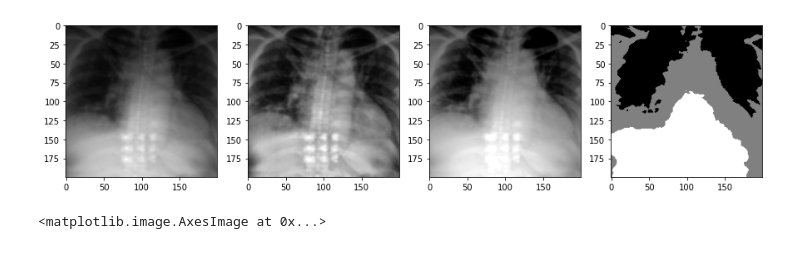
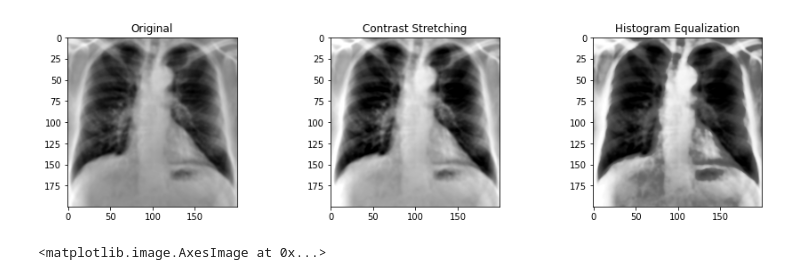
Before and after one commit to artisan7/thesis_stuff, a Jupyter notebook: masking_scuffed.ipynb, the cells around one changed output. Cells and saved outputs as stored; diff of their text form; code cells hidden in the pictures.

```diff
--- a/masking_scuffed.ipynb
+++ b/masking_scuffed.ipynb
@@ -14,7 +14,7 @@ from skimage import img_as_ubyte
 import skimage.exposure as expo
 
 length = 200
-index = 88
+index = 54
 
 current = df.iloc[index]
 img_loc = root_dir + image_dir + current['filename']
@@ -44,37 +44,41 @@ try:
 
     else:    # height == width
         img = resize(img, [ length, length ])
 
     img = filters.gaussian(img)
 
     #contrast stretching
     p2, p98 = np.percentile(img, (2, 98))
     img_rescale = exposure.rescale_intensity(img, in_range=(p2, p98))
 
     #histogram eq
     img_eq = exposure.equalize_hist(img_rescale)
 
     #adaptive histogram eq
     img_adapteq = exposure.equalize_adapthist(img, clip_limit=0.01)
 
     # coarse mask -> thresholding
     inverted = ~img_as_ubyte(img)
     thresh = filters.threshold_multiotsu(img_eq)
     regions = np.digitize(img_eq, bins=thresh)
 
     binary1 = ~(img >= thresh[0])
     #plt.imshow(binary1, cmap="gray")
 
-    fig, (ax0, ax1, ax2, ax3) = plt.subplots(nrows=1, ncols=4, figsize=(15, 3.5))
+    fig, (ax0, ax1, ax2) = plt.subplots(nrows=1, ncols=3, figsize=(15, 3.5))
+    ax0.set_title("Original")
+    ax1.set_title("Contrast Stretching")
+    ax2.set_title("Histogram Equalization")
+
     ax0.imshow(img, cmap="gray")
-    ax1.imshow(img_adapteq, cmap="gray")
+    ax1.imshow(img_rescale, cmap="gray")
     ax2.imshow(img_eq, cmap="gray")
-    ax3.imshow(regions, cmap="gray")
+    #ax3.imshow(regions, cmap="gray")
 
 except FileNotFoundError:
     print(f'{img_loc} not found.')
 # %% [output]
-[figure, old version]
+[figure, new version]
 # %%
 from skimage.morphology import square, dilation, erosion, opening, closing, remove_small_objects, remove_small_holes
 #coarse mask -> thresholding
```
Also changed, not shown: 8 other files.
